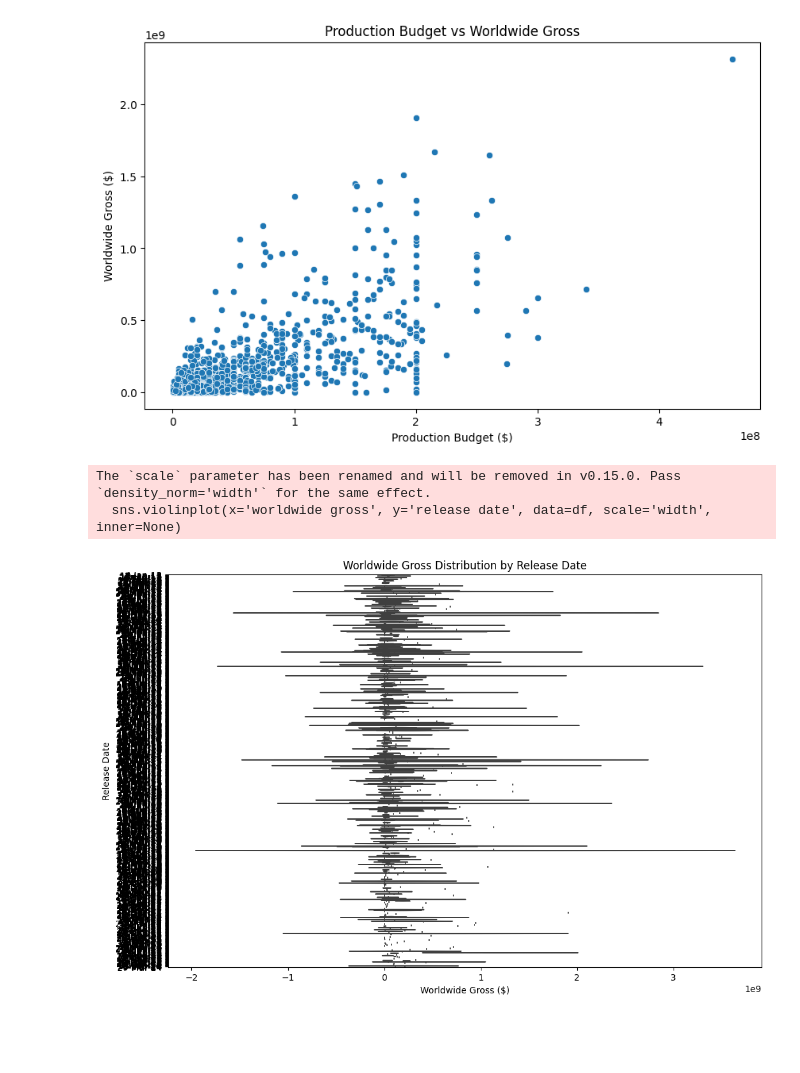
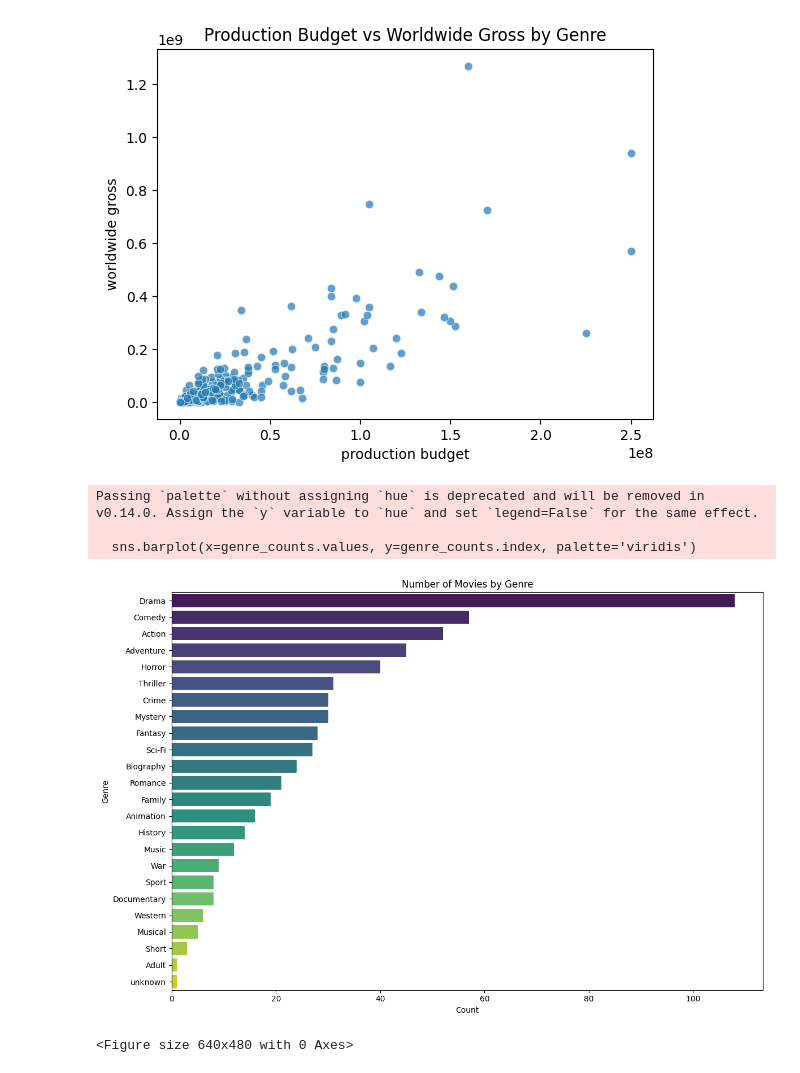
Before and after one commit to deepu1067/hype-vs-reality-movie-revenue-prediction, a Jupyter notebook: visualize.ipynb, the cells around one changed output. Drawn from its saved outputs; the diff is of its cells as text; code cells hidden in the pictures; blank space fills up the shorter version.

Commit message:
refactor data processing logic for improved performance

```diff
--- a/visualize.ipynb
+++ b/visualize.ipynb
@@ -1,33 +1,35 @@
-# %%
-import seaborn as sns
-import matplotlib.pyplot as plt
-
-# Load the data
-df = pd.read_csv('complete_movies.csv')
-
-# Strip any leading/trailing whitespace characters from the column names
-df.columns = df.columns.str.strip()
-
-# Convert 'production budget' and 'worldwide gross' to numeric values (removing any non-numeric characters)
-df['production budget'] = df['production budget'].replace('[\$,]', '', regex=True).astype(float)
-df['worldwide gross'] = df['worldwide gross'].replace('[\$,]', '', regex=True).astype(float)
-
-# Plot production budget and worldwide gross
-plt.figure(figsize=(10, 6))
-sns.scatterplot(x='production budget', y='worldwide gross', data=df)
-plt.title('Production Budget vs Worldwide Gross')
-plt.xlabel('Production Budget ($)')
-plt.ylabel('Worldwide Gross ($)')
-plt.show()
-# Create a ridge plot for the 'worldwide gross' distribution by 'release date'
-plt.figure(figsize=(12, 8))
-sns.violinplot(x='worldwide gross', y='release date', data=df, scale='width', inner=None)
-plt.title('Worldwide Gross Distribution by Release Date')
-plt.xlabel('Worldwide Gross ($)')
-plt.ylabel('Release Date')
-plt.show()
-# %% [output]
-[figure, removed]
-The `scale` parameter has been renamed and will be removed in v0.15.0. Pass `density_norm='width'` for the same effect.
-  sns.violinplot(x='worldwide gross', y='release date', data=df, scale='width', inner=None)
-[figure, removed]
+# %%
+import seaborn as sns
+import matplotlib.pyplot as plt
+df = df.groupby('genre')[['production budget', 'worldwide gross']].mean().reset_index()
+
+
+sns.scatterplot(data=df, x='production budget', y='worldwide gross', alpha=0.7)
+plt.title('Production Budget vs Worldwide Gross by Genre')
+plt.show()
+# %% [output]
+[figure, added]
+# %%
+import pandas as pd
+genres_split = df['genre'].str.split(', ')
+all_genres = [genre for sublist in genres_split for genre in sublist]
+
+# Step 3: Count Each Genre
+genre_counts = pd.Series(all_genres).value_counts()
+
+# Step 4: Plot the Genre Distribution
+plt.figure(figsize=(12, 8))
+sns.barplot(x=genre_counts.values, y=genre_counts.index, palette='viridis')
+plt.title('Number of Movies by Genre')
+plt.xlabel('Count')
+plt.ylabel('Genre')
+plt.tight_layout()
+plt.show()
+
+plt.savefig(f'genre.png', dpi=300, bbox_inches='tight')
+# %% [output]
+Passing `palette` without assigning `hue` is deprecated and will be removed in v0.14.0. Assign the `y` variable to `hue` and set `legend=False` for the same effect.
+
+  sns.barplot(x=genre_counts.values, y=genre_counts.index, palette='viridis')
+[figure, added]
+<Figure size 640x480 with 0 Axes>
```
Also changed, not shown: 1 other file.
